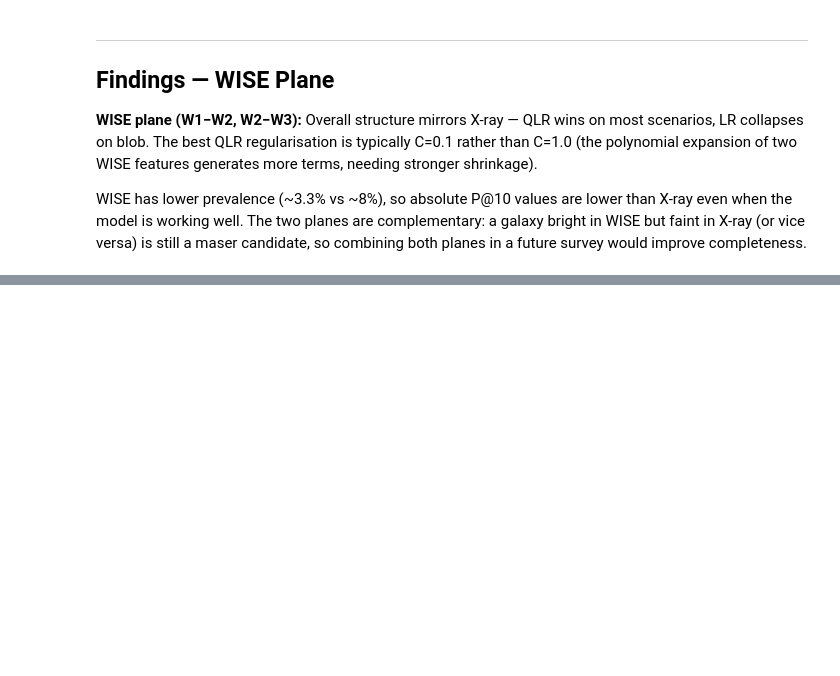
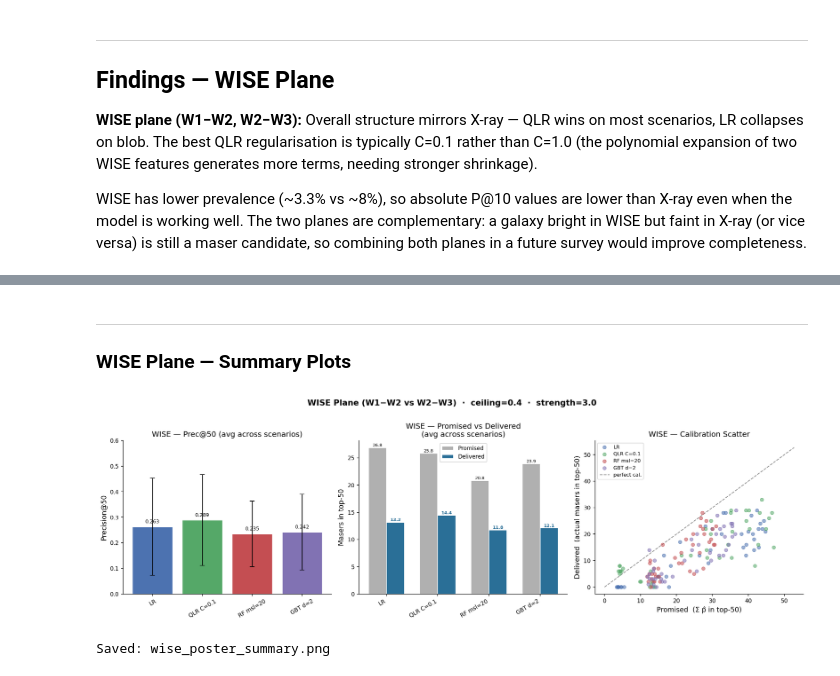
Before and after one commit to spragunr/maser-research, a Jupyter notebook: Claire_Analysis.ipynb, the cells around one changed output, grey strips where cells are left out. Saved outputs shown, nothing was run; the diff lists cells and outputs as text; code cells hidden in the pictures; blank space fills up the shorter version.

```diff
--- a/Claire_Analysis.ipynb
+++ b/Claire_Analysis.ipynb
@@ -542,0 +879,21 @@ WISE has lower prevalence (~3.3% vs ~8%), so absolute P@10 values are lower than
+# %% [markdown]
+---
+### WISE Plane — Summary Plots
+# %%
+# WISE: Prec@50 avg + Promised vs Delivered avg + Calibration scatter
+fig, axes = plt.subplots(1, 3, figsize=(16, 5))
+
+plot_prec_avg(wise_results, MODEL_COLORS_WISE,
+              title="WISE — Prec@50 (avg across scenarios)", ax=axes[0])
+plot_pvd_avg(wise_results, MODEL_COLORS_WISE, plane="WISE", ax=axes[1])
+plot_pvd_calibration(wise_pvd_df, MODEL_COLORS_WISE, plane="WISE", ax=axes[2])
+
+plt.suptitle("WISE Plane (W1−W2 vs W2−W3)  ·  ceiling=0.4  ·  strength=3.0",
+             fontsize=13, fontweight="bold", y=1.01)
+plt.tight_layout()
+plt.savefig("wise_poster_summary.png", dpi=150, bbox_inches="tight")
+plt.show()
+print("Saved: wise_poster_summary.png")
+# %% [output]
+[figure, added]
+Saved: wise_poster_summary.png
```
Also changed, not shown: parts of 19 cells of this notebook.
